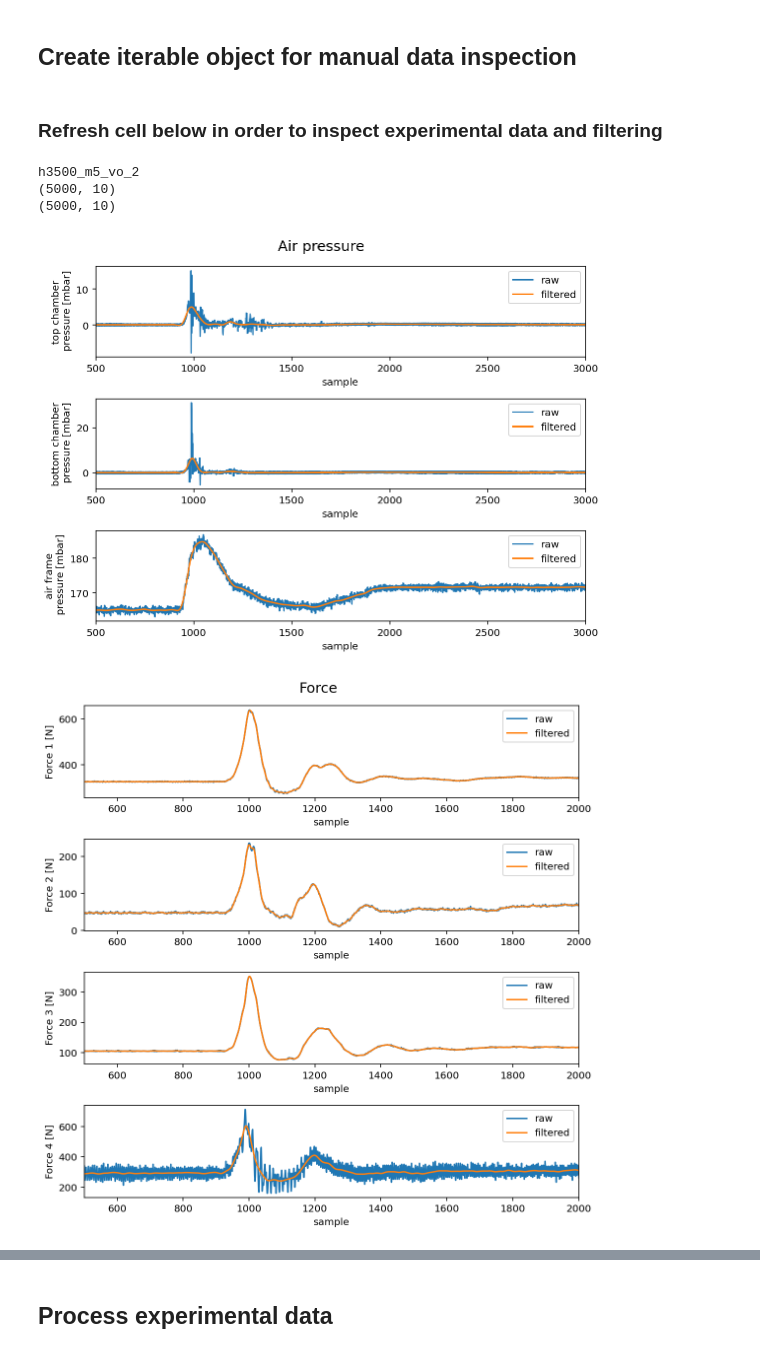
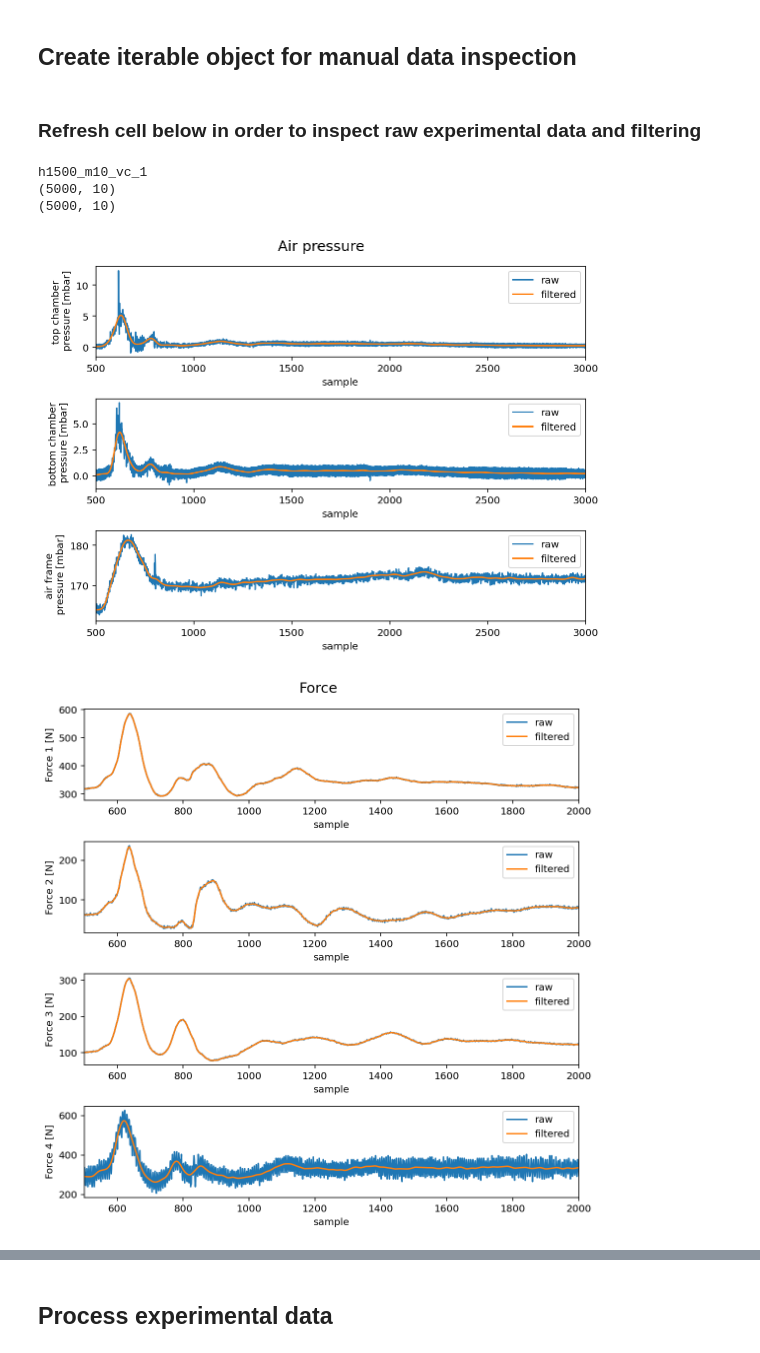
Before and after one commit to Diodak92/Adaptive-Air-Cushion, a Jupyter notebook: experimental_results_for_adaptive_air_caution.ipynb, the cells around one changed output, grey strips where cells are left out. Drawn from its saved outputs; the diff is of its cells as text; code cells hidden in the pictures.

```diff
--- a/experimental_results_for_adaptive_air_caution.ipynb
+++ b/experimental_results_for_adaptive_air_caution.ipynb
@@ -250,14 +250,17 @@ for i in range(len(data_files)):
 
 filename_iter = iter(filenames)
 # %% [markdown]
-### Refresh cell below in order to inspect experimental data and filtering
+### Refresh cell below in order to inspect raw experimental data and filtering
 # %%
-filename = next(filename_iter)
-print(filename)
-plot_raw_data(filename)
+try:
+    filename = next(filename_iter)
+    print(filename)
+    plot_raw_data(filename)
+except StopIteration:
+    print('No more data to plot!')
 # %% [output]
-h3500_m5_vo_2
+h1500_m10_vc_1
 (5000, 10)
 (5000, 10)
-[figure, old version]
+[figure, new version]
-[figure, old version]
+[figure, new version]
```
Also changed, not shown: parts of 7 cells of this notebook.
